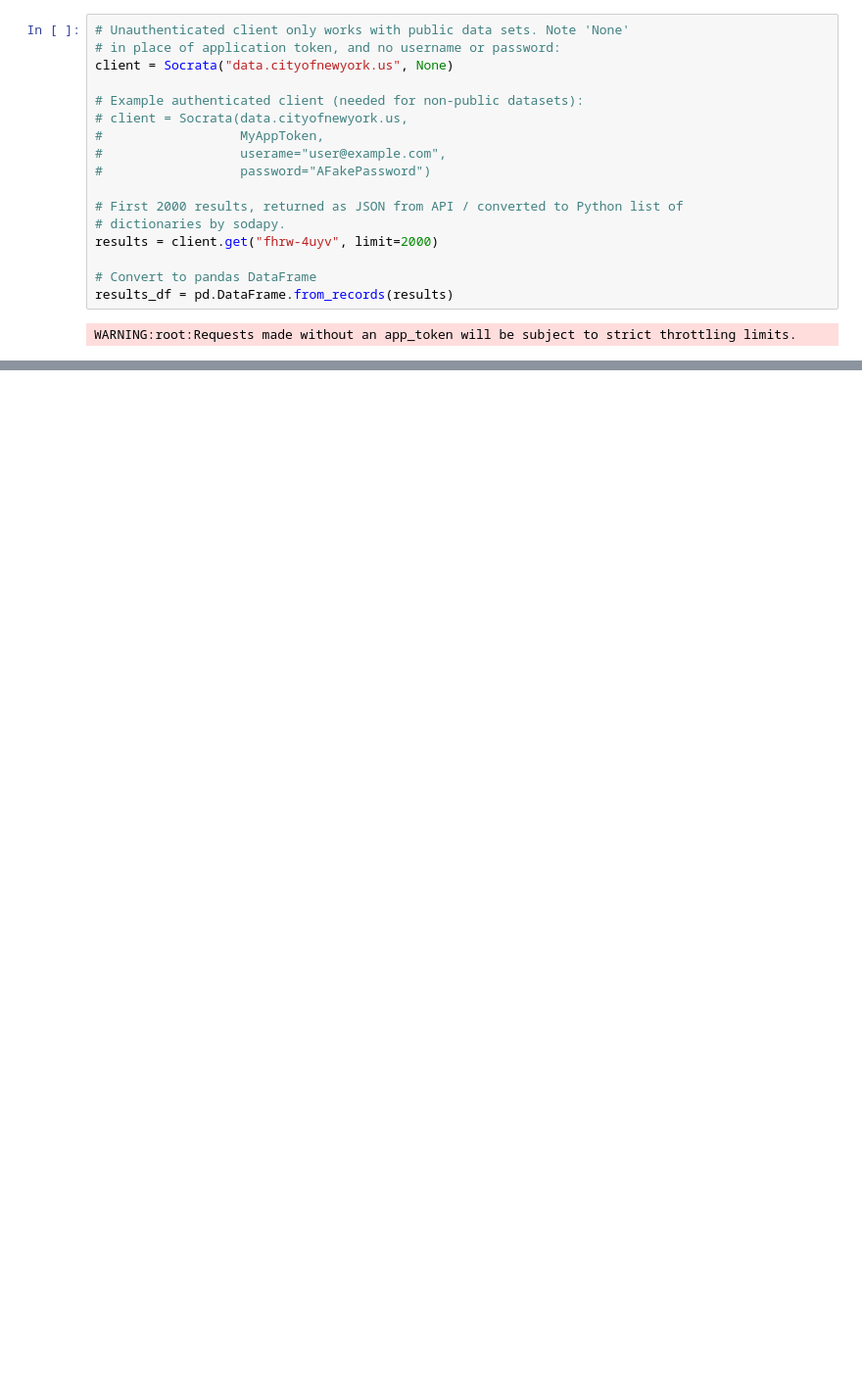
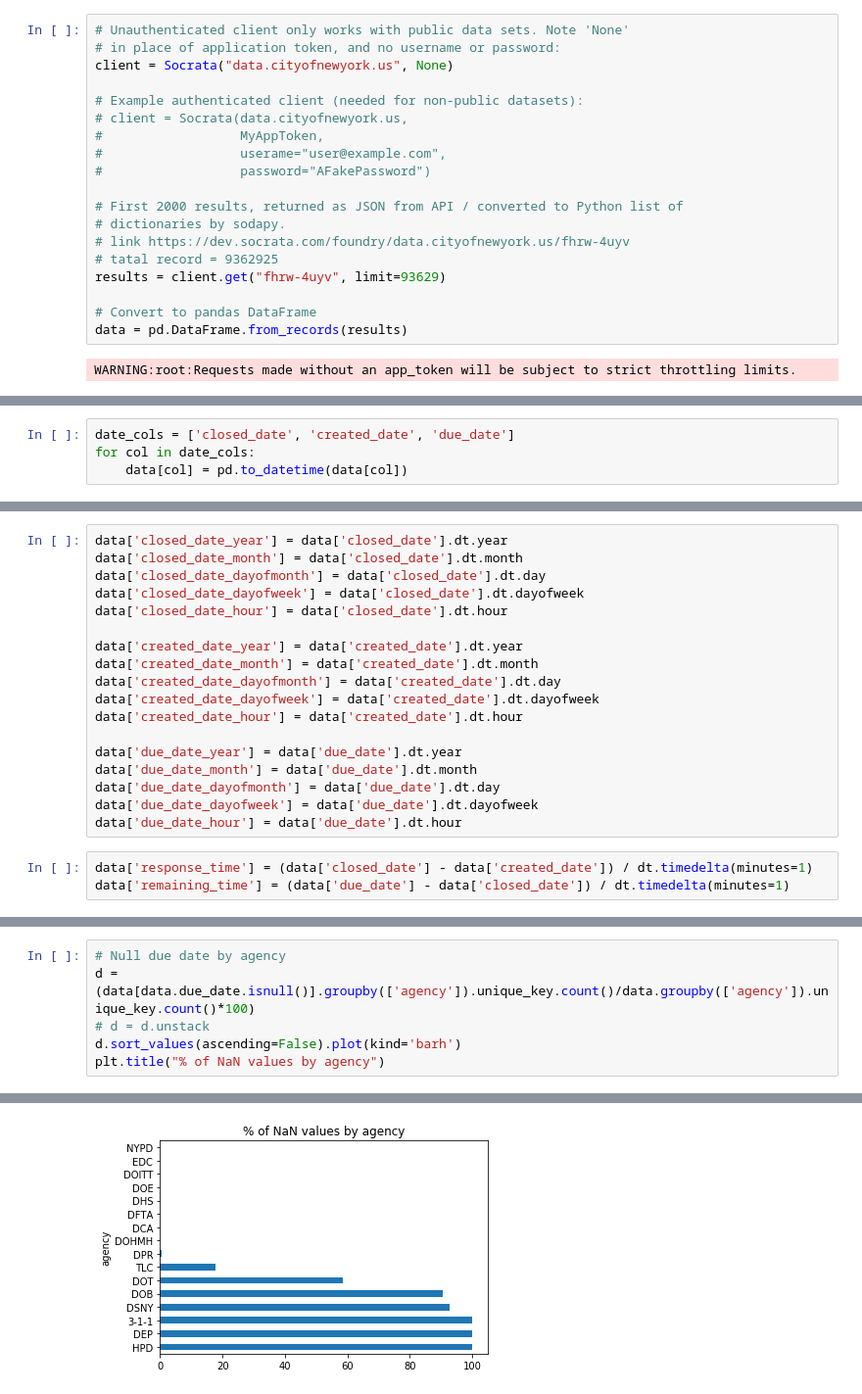
Before and after one commit to zafrinMinoti/CUNY-HACKATHON-2018, a Jupyter notebook: 311_SR_EDA.ipynb, the cells around one changed output, grey strips where cells are left out. Shown at 98% size. Drawn from its saved outputs; the diff is of its cells as text; blank space fills up the shorter version.

```diff
--- a/311_SR_EDA.ipynb
+++ b/311_SR_EDA.ipynb
@@ -17,9 +31,11 @@ client = Socrata("data.cityofnewyork.us", None)
 
 # First 2000 results, returned as JSON from API / converted to Python list of
 # dictionaries by sodapy.
-results = client.get("fhrw-4uyv", limit=2000)
+# link https://dev.socrata.com/foundry/data.cityofnewyork.us/fhrw-4uyv
+# tatal record = 9362925
+results = client.get("fhrw-4uyv", limit=93629)
 
 # Convert to pandas DataFrame
-results_df = pd.DataFrame.from_records(results)
+data = pd.DataFrame.from_records(results)
 # %% [output]
 WARNING:root:Requests made without an app_token will be subject to strict throttling limits.
@@ -35,0 +50,4 @@ results_df.head()
+# %%
+date_cols = ['closed_date', 'created_date', 'due_date']
+for col in date_cols:
+    data[col] = pd.to_datetime(data[col])
@@ -35,0 +59,21 @@ results_df.head()
+# %%
+data['closed_date_year'] = data['closed_date'].dt.year
+data['closed_date_month'] = data['closed_date'].dt.month
+data['closed_date_dayofmonth'] = data['closed_date'].dt.day
+data['closed_date_dayofweek'] = data['closed_date'].dt.dayofweek
+data['closed_date_hour'] = data['closed_date'].dt.hour
+
+data['created_date_year'] = data['created_date'].dt.year
+data['created_date_month'] = data['created_date'].dt.month
+data['created_date_dayofmonth'] = data['created_date'].dt.day
+data['created_date_dayofweek'] = data['created_date'].dt.dayofweek
+data['created_date_hour'] = data['created_date'].dt.hour
+
+data['due_date_year'] = data['due_date'].dt.year
+data['due_date_month'] = data['due_date'].dt.month
+data['due_date_dayofmonth'] = data['due_date'].dt.day
+data['due_date_dayofweek'] = data['due_date'].dt.dayofweek
+data['due_date_hour'] = data['due_date'].dt.hour
+# %%
+data['response_time'] = (data['closed_date'] - data['created_date']) / dt.timedelta(minutes=1)
+data['remaining_time'] = (data['due_date'] - data['closed_date']) / dt.timedelta(minutes=1)
@@ -35,0 +113,7 @@ results_df.head()
+# %%
+# Null due date by agency
+d = (data[data.due_date.isnull()].groupby(['agency']).unique_key.count()/data.groupby(['agency']).unique_key.count()*100)
+# d = d.unstack
+d.sort_values(ascending=False).plot(kind='barh')
+plt.title("% of NaN values by agency")
+# %% [output]
@@ -35,0 +121 @@ results_df.head()
+[figure, added]
```
Also changed, not shown: parts of 32 cells of this notebook.
